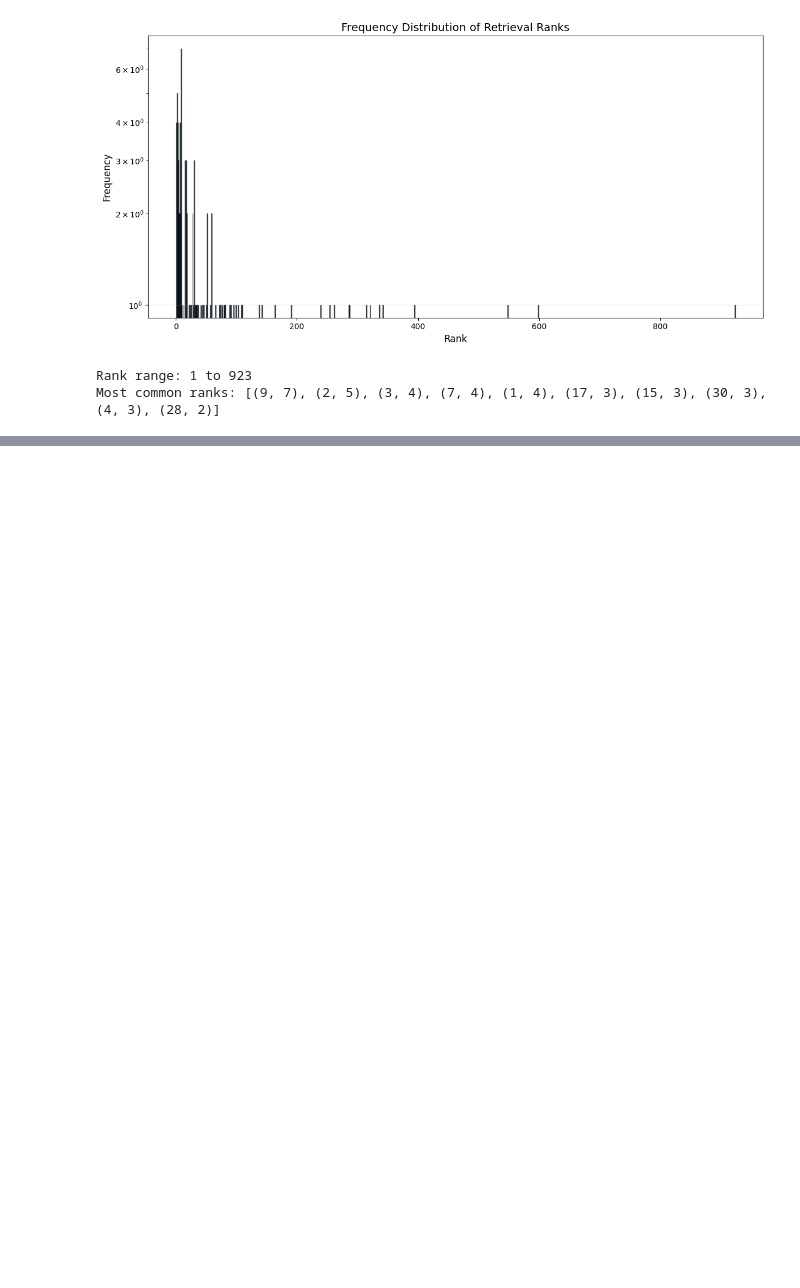
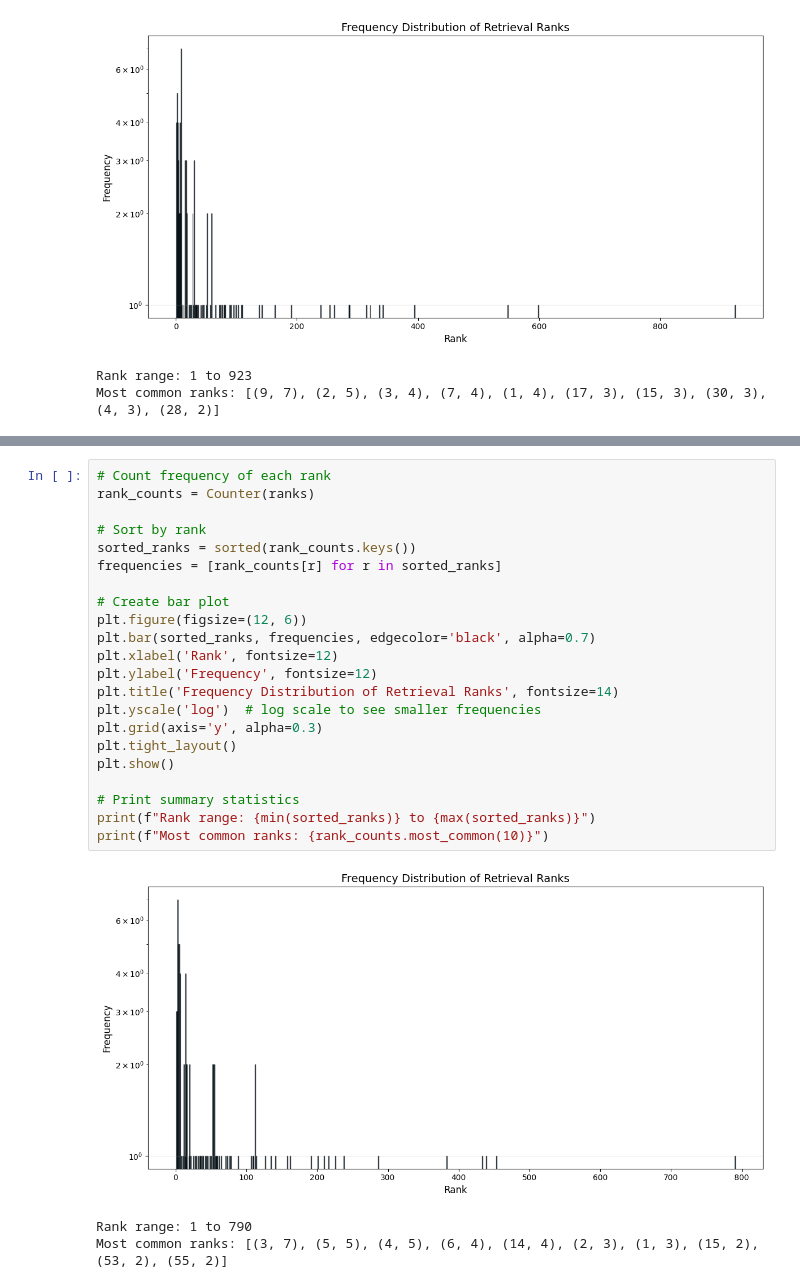
Before and after one commit to Cadoodlii/ReverseDictionary, a Jupyter notebook: teacher_test.ipynb, the cells around one changed output, grey strips where cells are left out. Cells and saved outputs as stored; diff of their text form; blank space fills up the shorter version.

```diff
--- a/teacher_test.ipynb
+++ b/teacher_test.ipynb
@@ -295,0 +373,26 @@ Most common ranks: [(9, 7), (2, 5), (3, 4), (7, 4), (1, 4), (17, 3), (15, 3), (3
+# %%
+# Count frequency of each rank
+rank_counts = Counter(ranks)
+
+# Sort by rank
+sorted_ranks = sorted(rank_counts.keys())
+frequencies = [rank_counts[r] for r in sorted_ranks]
+
+# Create bar plot
+plt.figure(figsize=(12, 6))
+plt.bar(sorted_ranks, frequencies, edgecolor='black', alpha=0.7)
+plt.xlabel('Rank', fontsize=12)
+plt.ylabel('Frequency', fontsize=12)
+plt.title('Frequency Distribution of Retrieval Ranks', fontsize=14)
+plt.yscale('log')  # log scale to see smaller frequencies
+plt.grid(axis='y', alpha=0.3)
+plt.tight_layout()
+plt.show()
+
+# Print summary statistics
+print(f"Rank range: {min(sorted_ranks)} to {max(sorted_ranks)}")
+print(f"Most common ranks: {rank_counts.most_common(10)}")
+# %% [output]
+[figure, added]
+Rank range: 1 to 790
+Most common ranks: [(3, 7), (5, 5), (4, 5), (6, 4), (14, 4), (2, 3), (1, 3), (15, 2), (53, 2), (55, 2)]
```
Also changed, not shown: parts of 2 cells of this notebook, 6 other files.
